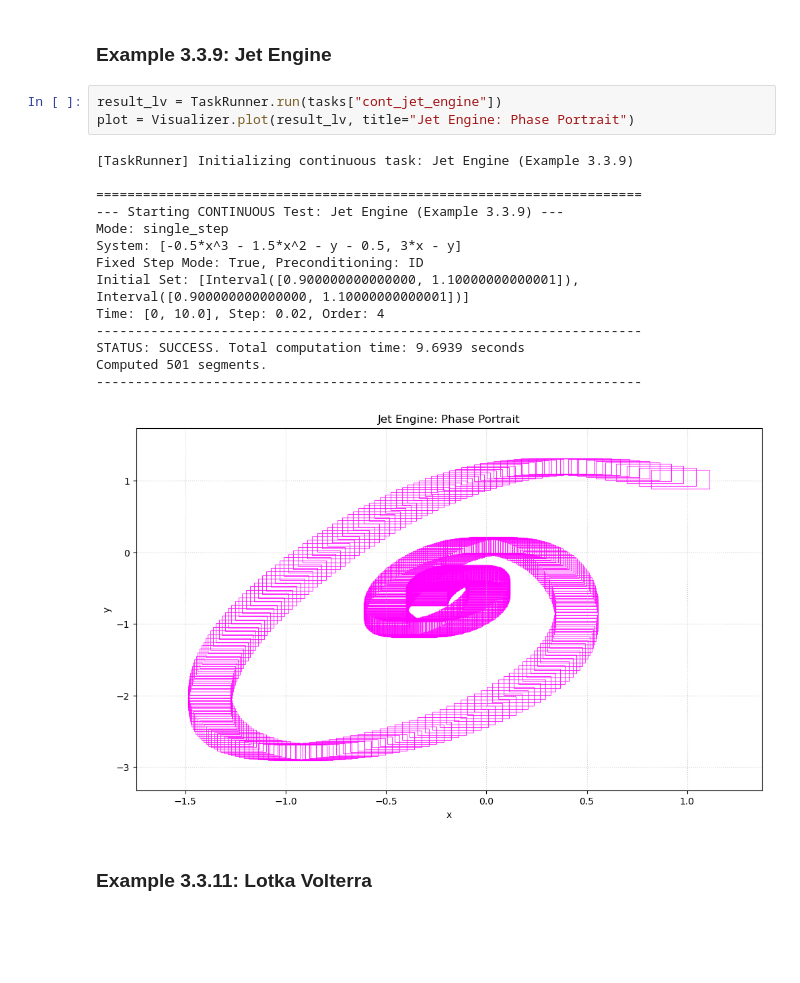
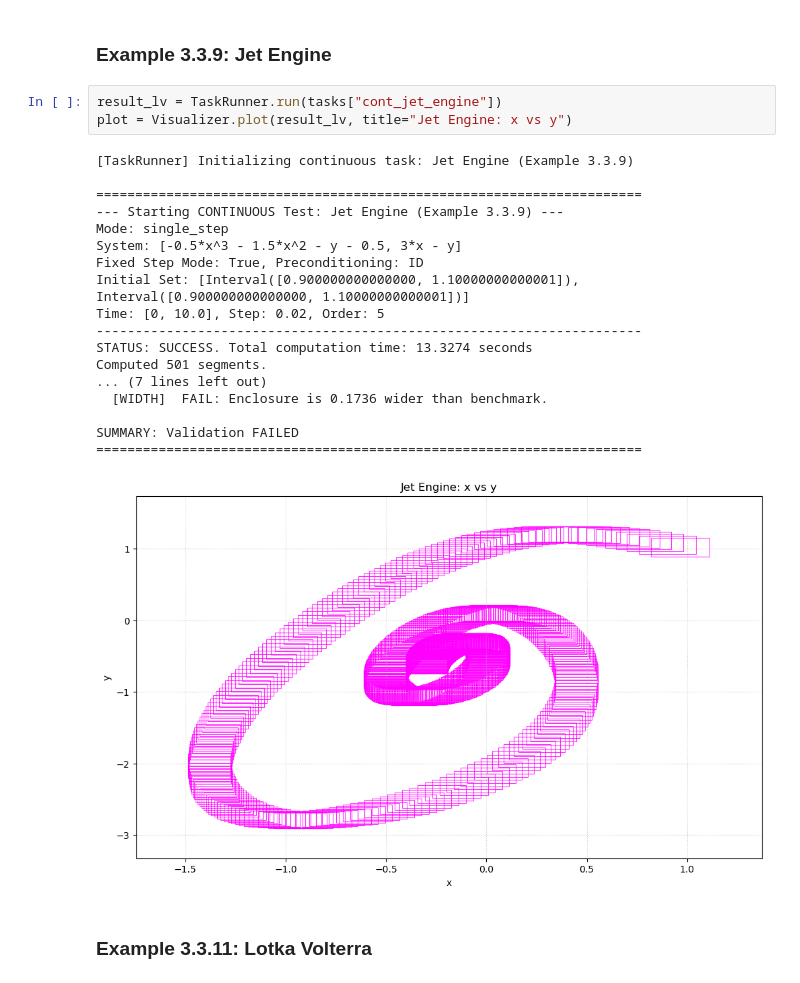
Before and after one commit to sssabry/tera, a Jupyter notebook: Examples/Continuous_SingleStep.ipynb, the cells around one changed output. Cells and saved outputs as stored; diff of their text form; blank space fills up the shorter version.

```diff
--- a/Examples/Continuous_SingleStep.ipynb
+++ b/Examples/Continuous_SingleStep.ipynb
@@ -10,21 +10,25 @@ tasks = FLOWSTAR_benchmarks.get_chen_continuous()
 ### Example 3.3.9: Jet Engine
 # %%
 result_lv = TaskRunner.run(tasks["cont_jet_engine"])
-plot = Visualizer.plot(result_lv, title="Jet Engine: Phase Portrait")
+plot = Visualizer.plot(result_lv, title="Jet Engine: x vs y")
 # %% [output]
 [TaskRunner] Initializing continuous task: Jet Engine (Example 3.3.9)
 
 ======================================================================
 --- Starting CONTINUOUS Test: Jet Engine (Example 3.3.9) ---
 Mode: single_step
 System: [-0.5*x^3 - 1.5*x^2 - y - 0.5, 3*x - y]
 Fixed Step Mode: True, Preconditioning: ID
 Initial Set: [Interval([0.900000000000000, 1.10000000000001]), Interval([0.900000000000000, 1.10000000000001])]
-Time: [0, 10.0], Step: 0.02, Order: 4
+Time: [0, 10.0], Step: 0.02, Order: 5
 ----------------------------------------------------------------------
-STATUS: SUCCESS. Total computation time: 9.6939 seconds
+STATUS: SUCCESS. Total computation time: 13.3274 seconds
 Computed 501 segments.
-----------------------------------------------------------------------
+... (7 lines left out)
+  [WIDTH]  FAIL: Enclosure is 0.1736 wider than benchmark.
+
+SUMMARY: Validation FAILED
+======================================================================
-[figure, old version]
+[figure, new version]
 # %% [markdown]
 ### Example 3.3.11: Lotka Volterra
```
Also changed, not shown: parts of 9 cells of this notebook, 16 other files.
